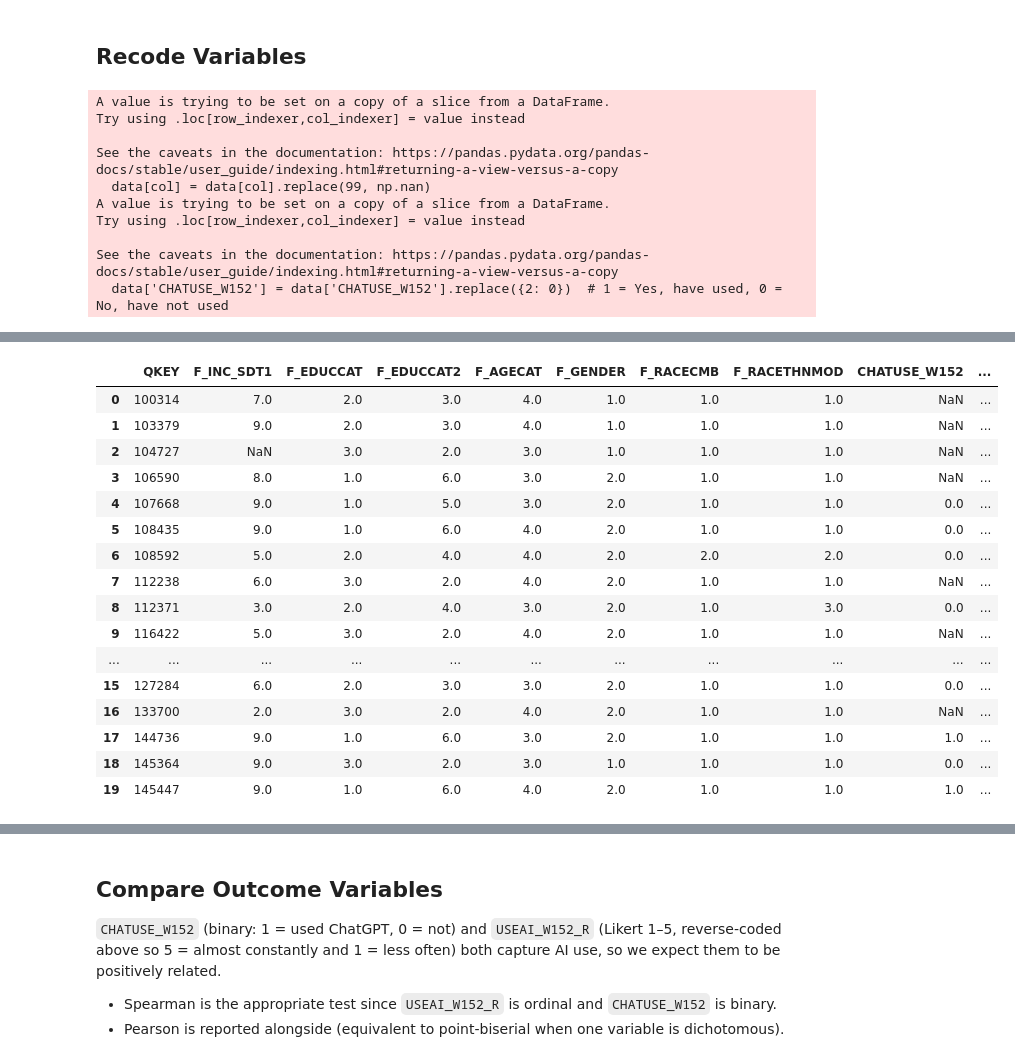
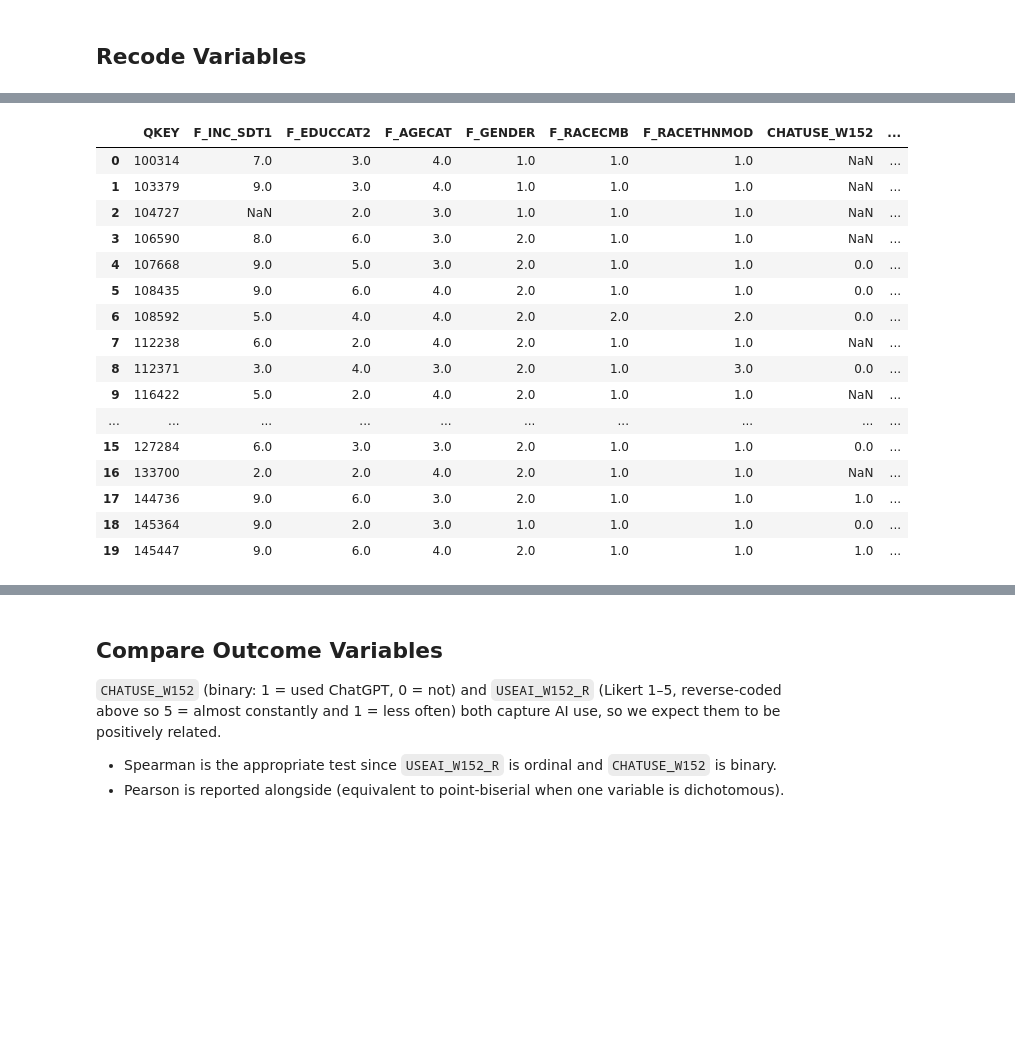
Before and after one commit to shambhavi-20/miniProject2, a Jupyter notebook: atp-w152.ipynb, the cells around one changed output, grey strips where cells are left out. Saved outputs shown, nothing was run; the diff lists cells and outputs as text; code cells hidden in the pictures; blank space fills up the shorter version.

Commit message:
implement reverse coding on EDUCCAT to create EDUCCAT_R for use in logistic (already applied with EDUCCAT) and ols models

```diff
--- a/atp-w152.ipynb
+++ b/atp-w152.ipynb
@@ -103,16 +142,19 @@ data['USEAI_W152_R'] = 6 - data['USEAI_W152']
 data = data.drop(columns=['USEAI_W152'])
 outcome_cols = ['CHATUSE_W152', 'USEAI_W152_R']
 
+# Reverse-code F_EDUCCAT into F_EDUCCAT_R so higher = more education
+# Original Pew coding: 1 = College Graduate+, 2 = Some College, 3 = H.S. graduate or less
+# Recoded (F_EDUCCAT_R): 1 = H.S. graduate or less, 2 = Some College, 3 = College Graduate+
+data['F_EDUCCAT_R'] = data['F_EDUCCAT'].map({
+    1: 3,
+    2: 2,
+    3: 1,
+})
+
+# Use the reverse-coded education variable as the predictor going forward
+predictor_cols = ['F_EDUCCAT_R' if col == 'F_EDUCCAT' else col for col in predictor_cols]
+data = data.drop(columns=['F_EDUCCAT'])  # drop the original so it isn't carried into the saved CSV
+
 display(data.describe())
 display(data.head(20))
 # %% [output]
-A value is trying to be set on a copy of a slice from a DataFrame.
-Try using .loc[row_indexer,col_indexer] = value instead
-
-See the caveats in the documentation: https://pandas.pydata.org/pandas-docs/stable/user_guide/indexing.html#returning-a-view-versus-a-copy
-  data[col] = data[col].replace(99, np.nan)
-A value is trying to be set on a copy of a slice from a DataFrame.
-Try using .loc[row_indexer,col_indexer] = value instead
-
-See the caveats in the documentation: https://pandas.pydata.org/pandas-docs/stable/user_guide/indexing.html#returning-a-view-versus-a-copy
-  data['CHATUSE_W152'] = data['CHATUSE_W152'].replace({2: 0})  # 1 = Yes, have used, 0 = No, have not used
@@ -128,17 +170,17 @@ See the caveats in the documentation: https://pandas.pydata.org/pandas-docs/stab
-|  | QKEY | F_INC_SDT1 | F_EDUCCAT | F_EDUCCAT2 | F_AGECAT | F_GENDER | F_RACECMB | F_RACETHNMOD | CHATUSE_W152 | ... |
-| 0 | 100314 | 7.0 | 2.0 | 3.0 | 4.0 | 1.0 | 1.0 | 1.0 | NaN | ... |
-| 1 | 103379 | 9.0 | 2.0 | 3.0 | 4.0 | 1.0 | 1.0 | 1.0 | NaN | ... |
-| 2 | 104727 | NaN | 3.0 | 2.0 | 3.0 | 1.0 | 1.0 | 1.0 | NaN | ... |
-| 3 | 106590 | 8.0 | 1.0 | 6.0 | 3.0 | 2.0 | 1.0 | 1.0 | NaN | ... |
-| 4 | 107668 | 9.0 | 1.0 | 5.0 | 3.0 | 2.0 | 1.0 | 1.0 | 0.0 | ... |
-| 5 | 108435 | 9.0 | 1.0 | 6.0 | 4.0 | 2.0 | 1.0 | 1.0 | 0.0 | ... |
-| 6 | 108592 | 5.0 | 2.0 | 4.0 | 4.0 | 2.0 | 2.0 | 2.0 | 0.0 | ... |
-| 7 | 112238 | 6.0 | 3.0 | 2.0 | 4.0 | 2.0 | 1.0 | 1.0 | NaN | ... |
-| 8 | 112371 | 3.0 | 2.0 | 4.0 | 3.0 | 2.0 | 1.0 | 3.0 | 0.0 | ... |
-| 9 | 116422 | 5.0 | 3.0 | 2.0 | 4.0 | 2.0 | 1.0 | 1.0 | NaN | ... |
-| ... | ... | ... | ... | ... | ... | ... | ... | ... | ... | ... |
-| 15 | 127284 | 6.0 | 2.0 | 3.0 | 3.0 | 2.0 | 1.0 | 1.0 | 0.0 | ... |
-| 16 | 133700 | 2.0 | 3.0 | 2.0 | 4.0 | 2.0 | 1.0 | 1.0 | NaN | ... |
-| 17 | 144736 | 9.0 | 1.0 | 6.0 | 3.0 | 2.0 | 1.0 | 1.0 | 1.0 | ... |
-| 18 | 145364 | 9.0 | 3.0 | 2.0 | 3.0 | 1.0 | 1.0 | 1.0 | 0.0 | ... |
-| 19 | 145447 | 9.0 | 1.0 | 6.0 | 4.0 | 2.0 | 1.0 | 1.0 | 1.0 | ... |
+|  | QKEY | F_INC_SDT1 | F_EDUCCAT2 | F_AGECAT | F_GENDER | F_RACECMB | F_RACETHNMOD | CHATUSE_W152 | ... |
+| 0 | 100314 | 7.0 | 3.0 | 4.0 | 1.0 | 1.0 | 1.0 | NaN | ... |
+| 1 | 103379 | 9.0 | 3.0 | 4.0 | 1.0 | 1.0 | 1.0 | NaN | ... |
+| 2 | 104727 | NaN | 2.0 | 3.0 | 1.0 | 1.0 | 1.0 | NaN | ... |
+| 3 | 106590 | 8.0 | 6.0 | 3.0 | 2.0 | 1.0 | 1.0 | NaN | ... |
+| 4 | 107668 | 9.0 | 5.0 | 3.0 | 2.0 | 1.0 | 1.0 | 0.0 | ... |
+| 5 | 108435 | 9.0 | 6.0 | 4.0 | 2.0 | 1.0 | 1.0 | 0.0 | ... |
+| 6 | 108592 | 5.0 | 4.0 | 4.0 | 2.0 | 2.0 | 2.0 | 0.0 | ... |
+| 7 | 112238 | 6.0 | 2.0 | 4.0 | 2.0 | 1.0 | 1.0 | NaN | ... |
+| 8 | 112371 | 3.0 | 4.0 | 3.0 | 2.0 | 1.0 | 3.0 | 0.0 | ... |
+| 9 | 116422 | 5.0 | 2.0 | 4.0 | 2.0 | 1.0 | 1.0 | NaN | ... |
+| ... | ... | ... | ... | ... | ... | ... | ... | ... | ... |
+| 15 | 127284 | 6.0 | 3.0 | 3.0 | 2.0 | 1.0 | 1.0 | 0.0 | ... |
+| 16 | 133700 | 2.0 | 2.0 | 4.0 | 2.0 | 1.0 | 1.0 | NaN | ... |
+| 17 | 144736 | 9.0 | 6.0 | 3.0 | 2.0 | 1.0 | 1.0 | 1.0 | ... |
+| 18 | 145364 | 9.0 | 2.0 | 3.0 | 1.0 | 1.0 | 1.0 | 0.0 | ... |
+| 19 | 145447 | 9.0 | 6.0 | 4.0 | 2.0 | 1.0 | 1.0 | 1.0 | ... |
```
Also changed, not shown: parts of 3 cells of this notebook, 2 other files.
